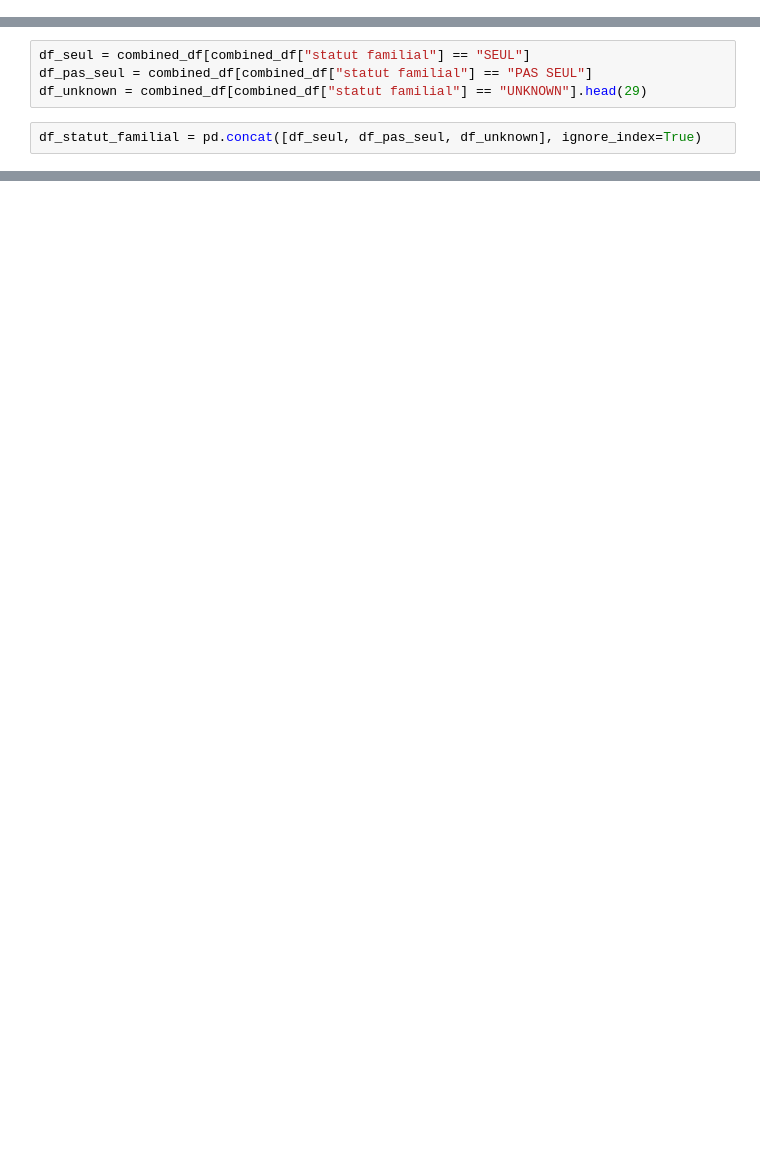
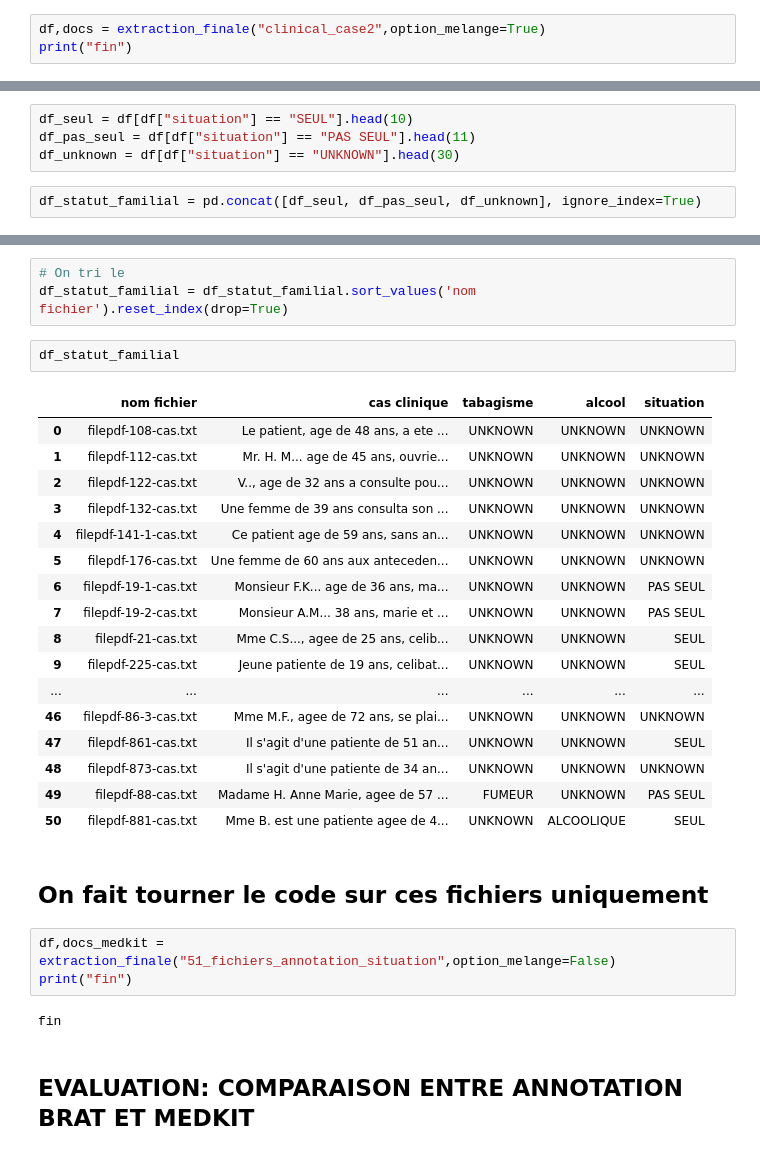
Before and after one commit to MaisenH/Extraction_medkit, a Jupyter notebook: extraction_statuts_v3.ipynb, the cells around one changed output, grey strips where cells are left out. Saved outputs shown, nothing was run; the diff lists cells and outputs as text; blank space fills up the shorter version.

```diff
--- a/extraction_statuts_v3.ipynb
+++ b/extraction_statuts_v3.ipynb
@@ -633,2 +706,5 @@ df_statut_alcool.shape
 # %% [markdown]
 ## PREPARATION ANNOTATION SITUATION FAMILIALE
+# %%
+df,docs = extraction_finale("clinical_case2",option_melange=True)
+print("fin")
@@ -642,8 +720,8 @@ PAS SEUL     10
 Name: count, dtype: int64
 # %%
-df_seul = combined_df[combined_df["statut familial"] == "SEUL"]
-df_pas_seul = combined_df[combined_df["statut familial"] == "PAS SEUL"]
-df_unknown = combined_df[combined_df["statut familial"] == "UNKNOWN"].head(29)
+df_seul = df[df["situation"] == "SEUL"].head(10)
+df_pas_seul = df[df["situation"] == "PAS SEUL"].head(11)
+df_unknown = df[df["situation"] == "UNKNOWN"].head(30)
 # %%
 df_statut_familial = pd.concat([df_seul, df_pas_seul, df_unknown], ignore_index=True)
 # %%
@@ -660,0 +790,32 @@ df_statut_familial.shape
+# %%
+# On tri le
+df_statut_familial = df_statut_familial.sort_values('nom fichier').reset_index(drop=True)
+# %%
+df_statut_familial
+# %% [output]
+|  | nom fichier | cas clinique | tabagisme | alcool | situation |
+| 0 | filepdf-108-cas.txt | Le patient, age de 48 ans, a ete ... | UNKNOWN | UNKNOWN | UNKNOWN |
+| 1 | filepdf-112-cas.txt | Mr. H. M... age de 45 ans, ouvrie... | UNKNOWN | UNKNOWN | UNKNOWN |
+| 2 | filepdf-122-cas.txt | V.., age de 32 ans a consulte pou... | UNKNOWN | UNKNOWN | UNKNOWN |
+| 3 | filepdf-132-cas.txt | Une femme de 39 ans consulta son ... | UNKNOWN | UNKNOWN | UNKNOWN |
+| 4 | filepdf-141-1-cas.txt | Ce patient age de 59 ans, sans an... | UNKNOWN | UNKNOWN | UNKNOWN |
+| 5 | filepdf-176-cas.txt | Une femme de 60 ans aux anteceden... | UNKNOWN | UNKNOWN | UNKNOWN |
+| 6 | filepdf-19-1-cas.txt | Monsieur F.K... age de 36 ans, ma... | UNKNOWN | UNKNOWN | PAS SEUL |
+| 7 | filepdf-19-2-cas.txt | Monsieur A.M... 38 ans, marie et ... | UNKNOWN | UNKNOWN | PAS SEUL |
+| 8 | filepdf-21-cas.txt | Mme C.S..., agee de 25 ans, celib... | UNKNOWN | UNKNOWN | SEUL |
+| 9 | filepdf-225-cas.txt | Jeune patiente de 19 ans, celibat... | UNKNOWN | UNKNOWN | SEUL |
+| ... | ... | ... | ... | ... | ... |
+| 46 | filepdf-86-3-cas.txt | Mme M.F., agee de 72 ans, se plai... | UNKNOWN | UNKNOWN | UNKNOWN |
+| 47 | filepdf-861-cas.txt | Il s'agit d'une patiente de 51 an... | UNKNOWN | UNKNOWN | SEUL |
+| 48 | filepdf-873-cas.txt | Il s'agit d'une patiente de 34 an... | UNKNOWN | UNKNOWN | UNKNOWN |
+| 49 | filepdf-88-cas.txt | Madame H. Anne Marie, agee de 57 ... | FUMEUR | UNKNOWN | PAS SEUL |
+| 50 | filepdf-881-cas.txt | Mme B. est une patiente agee de 4... | UNKNOWN | ALCOOLIQUE | SEUL |
+# %% [markdown]
+## On fait tourner le code sur ces fichiers uniquement
+# %%
+df,docs_medkit = extraction_finale("51_fichiers_annotation_situation",option_melange=False)
+print("fin")
+# %% [output]
+fin
+# %% [markdown]
+## EVALUATION: COMPARAISON ENTRE ANNOTATION BRAT ET MEDKIT
```
Also changed, not shown: parts of 76 cells of this notebook, 4 other files.
